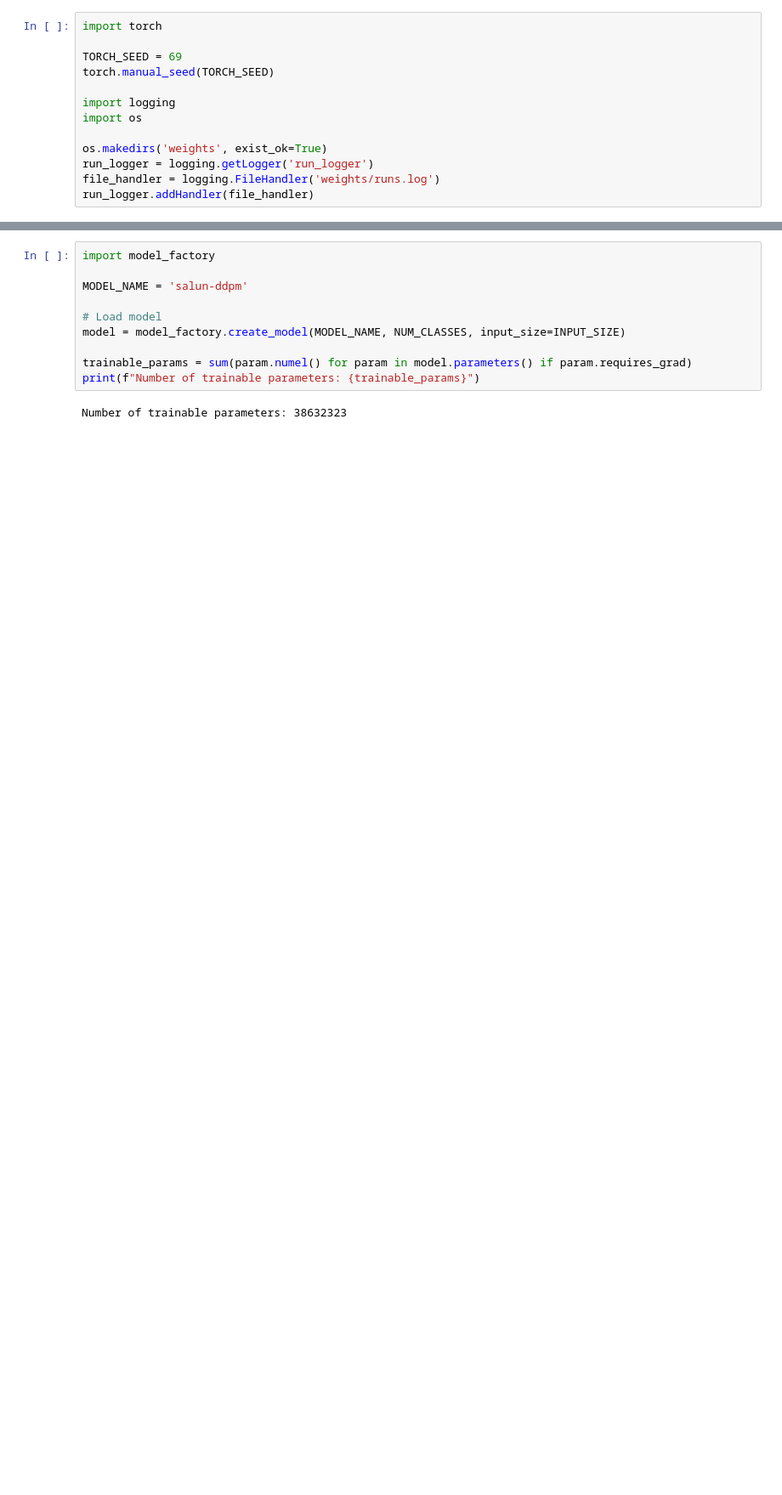
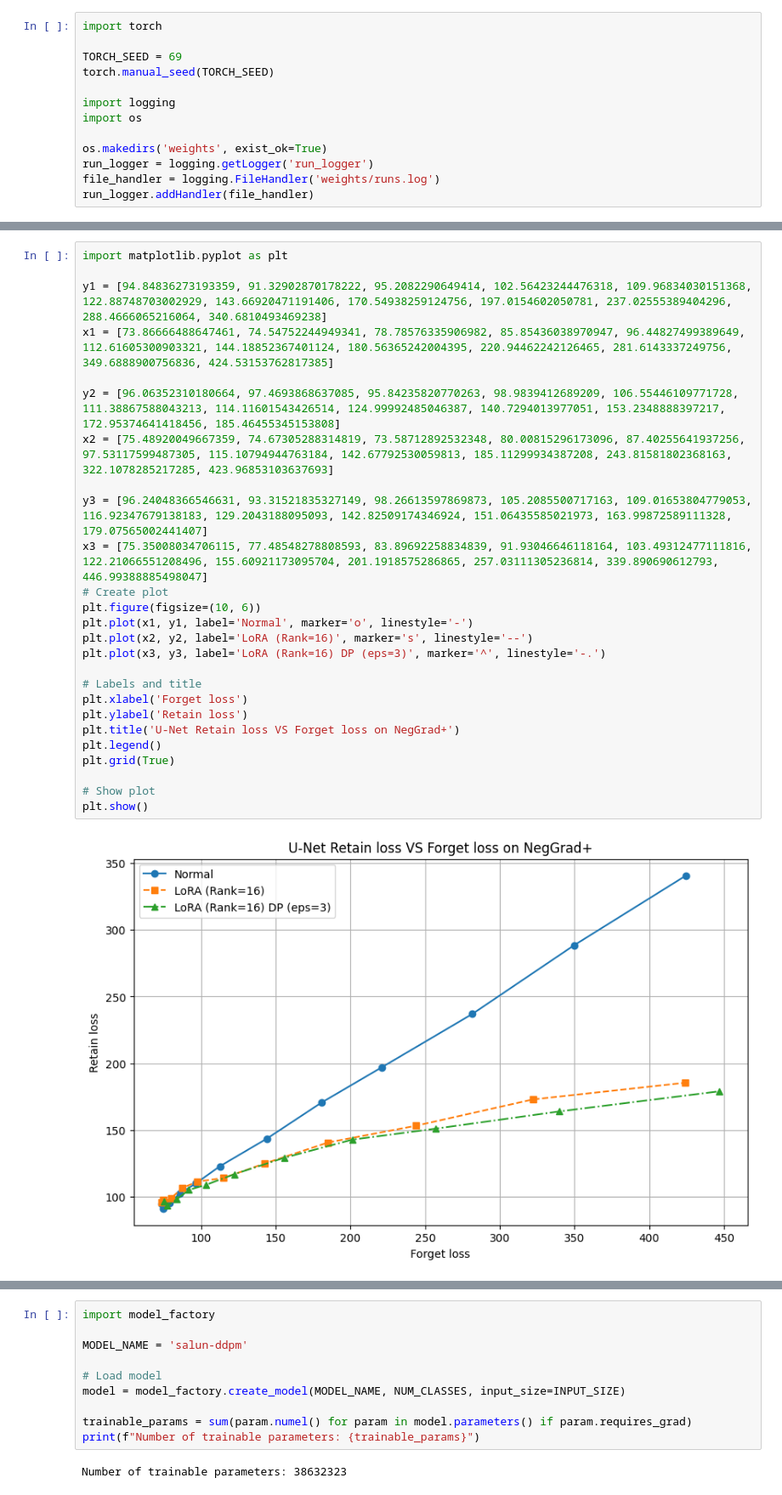
Before and after one commit to danielkhen/LoRA-Unlearning, a Jupyter notebook: salun_diffusion.ipynb, the cells around one changed output, grey strips where cells are left out. Shown at 85% size. Drawn from its saved outputs; the diff is of its cells as text; blank space fills up the shorter version.

```diff
--- a/salun_diffusion.ipynb
+++ b/salun_diffusion.ipynb
@@ -14,3 +55,31 @@ run_logger.addHandler(file_handler)
+# %%
+import matplotlib.pyplot as plt
+
+y1 = [94.84836273193359, 91.32902870178222, 95.2082290649414, 102.56423244476318, 109.96834030151368, 122.88748703002929, 143.66920471191406, 170.54938259124756, 197.0154602050781, 237.02555389404296, 288.4666065216064, 340.6810493469238]
+x1 = [73.86666488647461, 74.54752244949341, 78.78576335906982, 85.85436038970947, 96.44827499389649, 112.61605300903321, 144.18852367401124, 180.56365242004395, 220.94462242126465, 281.6143337249756, 349.6888900756836, 424.53153762817385]
+
+y2 = [96.06352310180664, 97.4693868637085, 95.84235820770263, 98.9839412689209, 106.55446109771728, 111.38867588043213, 114.11601543426514, 124.99992485046387, 140.7294013977051, 153.2348888397217, 172.95374641418456, 185.46455345153808]
+x2 = [75.48920049667359, 74.67305288314819, 73.58712892532348, 80.00815296173096, 87.40255641937256, 97.53117599487305, 115.10794944763184, 142.67792530059813, 185.11299934387208, 243.81581802368163, 322.1078285217285, 423.96853103637693]
+
+y3 = [96.24048366546631, 93.31521835327149, 98.26613597869873, 105.2085500717163, 109.01653804779053, 116.92347679138183, 129.2043188095093, 142.82509174346924, 151.06435585021973, 163.99872589111328, 179.07565002441407]
+x3 = [75.35008034706115, 77.48548278808593, 83.89692258834839, 91.93046646118164, 103.49312477111816, 122.21066551208496, 155.60921173095704, 201.1918575286865, 257.03111305236814, 339.890690612793, 446.99388885498047]
+# Create plot
+plt.figure(figsize=(10, 6))
+plt.plot(x1, y1, label='Normal', marker='o', linestyle='-')
+plt.plot(x2, y2, label='LoRA (Rank=16)', marker='s', linestyle='--')
+plt.plot(x3, y3, label='LoRA (Rank=16) DP (eps=3)', marker='^', linestyle='-.')
+
+# Labels and title
+plt.xlabel('Forget loss')
+plt.ylabel('Retain loss')
+plt.title('U-Net Retain loss VS Forget loss on NegGrad+')
+plt.legend()
+plt.grid(True)
+
+# Show plot
+plt.show()
+# %% [output]
+[figure, added]
 # %%
 from torchvision import transforms, datasets
 from torch.utils.data import DataLoader
```
Also changed, not shown: parts of 9 cells of this notebook, 5 other files.
